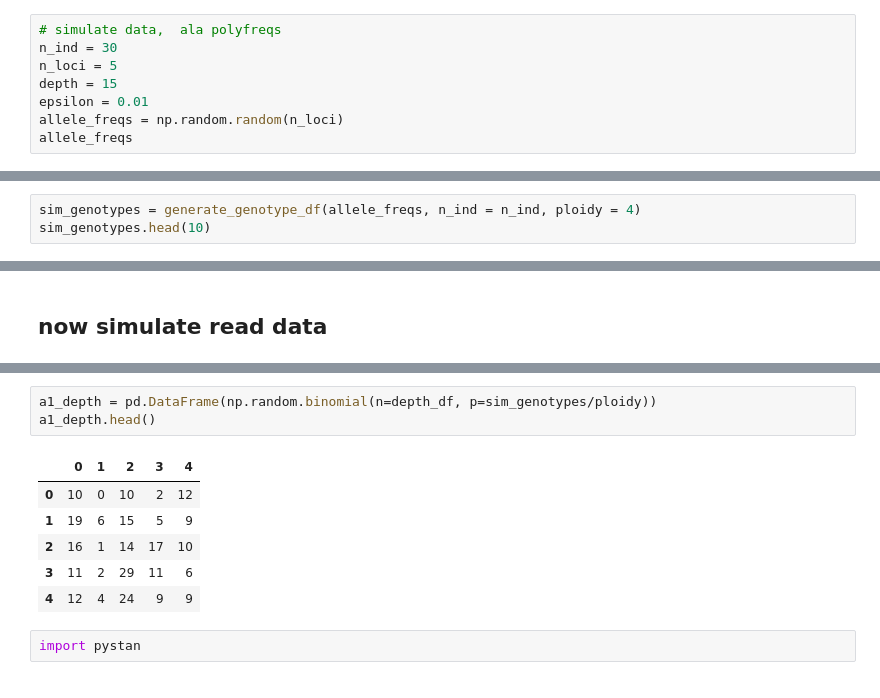
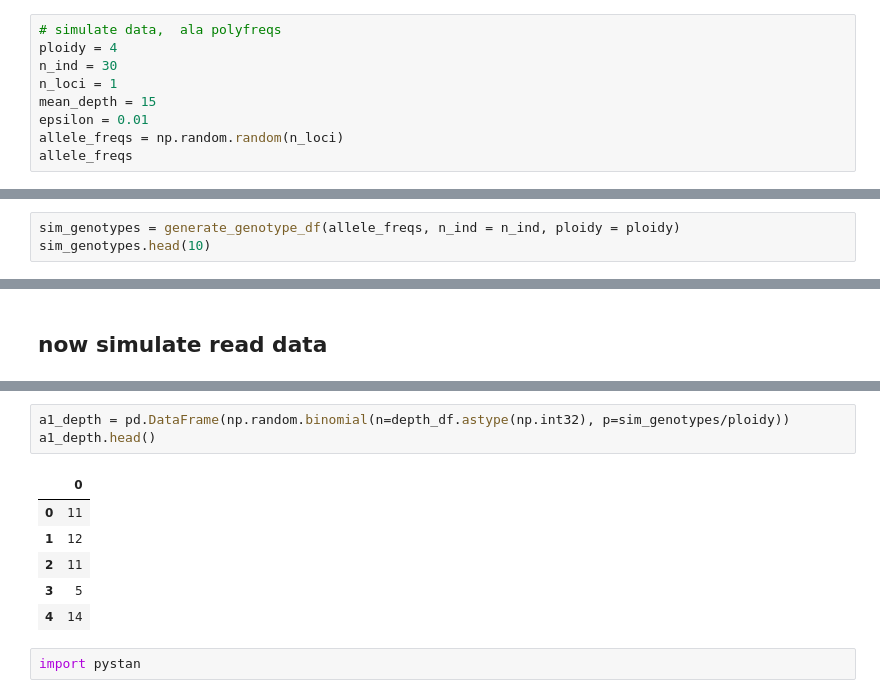
Before and after one commit to rwaples/RAD_allele_coverage, a Jupyter notebook: notebooks/model genotypes.ipynb, the cells around one changed output, grey strips where cells are left out. Cells and saved outputs as stored; diff of their text form.

```diff
--- a/notebooks/model genotypes.ipynb
+++ b/notebooks/model genotypes.ipynb
@@ -40,8 +19,9 @@ Plotting beta
 # %%
 # simulate data,  ala polyfreqs
+ploidy = 4
 n_ind = 30
-n_loci = 5
-depth = 15
+n_loci = 1
+mean_depth = 15
 epsilon = 0.01
 allele_freqs = np.random.random(n_loci)
 allele_freqs
@@ -60,6 +40,6 @@ def generate_genotype_df(allele_freqs, n_ind, ploidy):
     my_df = pd.DataFrame([[generate_genotype(afreq, ploidy) for ind in range(n_ind)] for afreq in allele_freqs]).T
     return(my_df)
 # %%
-sim_genotypes = generate_genotype_df(allele_freqs, n_ind = n_ind, ploidy = 4)
+sim_genotypes = generate_genotype_df(allele_freqs, n_ind = n_ind, ploidy = ploidy)
 sim_genotypes.head(10)
 # %% [output]
@@ -96,13 +75,13 @@ depth_df.head()
 # %%
-a1_depth = pd.DataFrame(np.random.binomial(n=depth_df, p=sim_genotypes/ploidy))
+a1_depth = pd.DataFrame(np.random.binomial(n=depth_df.astype(np.int32), p=sim_genotypes/ploidy))
 a1_depth.head()
 # %% [output]
-|  | 0 | 1 | 2 | 3 | 4 |
-| 0 | 10 | 0 | 10 | 2 | 12 |
-| 1 | 19 | 6 | 15 | 5 | 9 |
-| 2 | 16 | 1 | 14 | 17 | 10 |
-| 3 | 11 | 2 | 29 | 11 | 6 |
-| 4 | 12 | 4 | 24 | 9 | 9 |
+|  | 0 |
+| 0 | 11 |
+| 1 | 12 |
+| 2 | 11 |
+| 3 | 5 |
+| 4 | 14 |
 # %%
 import pystan
 # %% [markdown]
```
Also changed, not shown: parts of 10 cells of this notebook, 6 other files.
